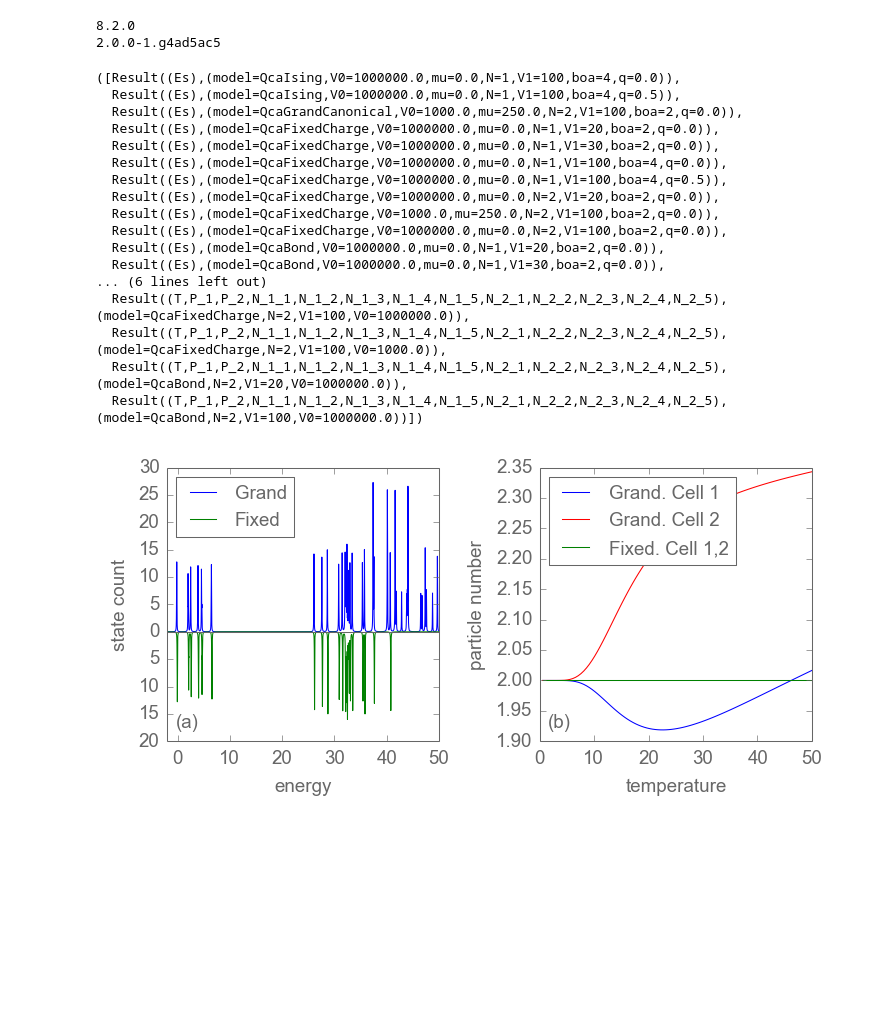
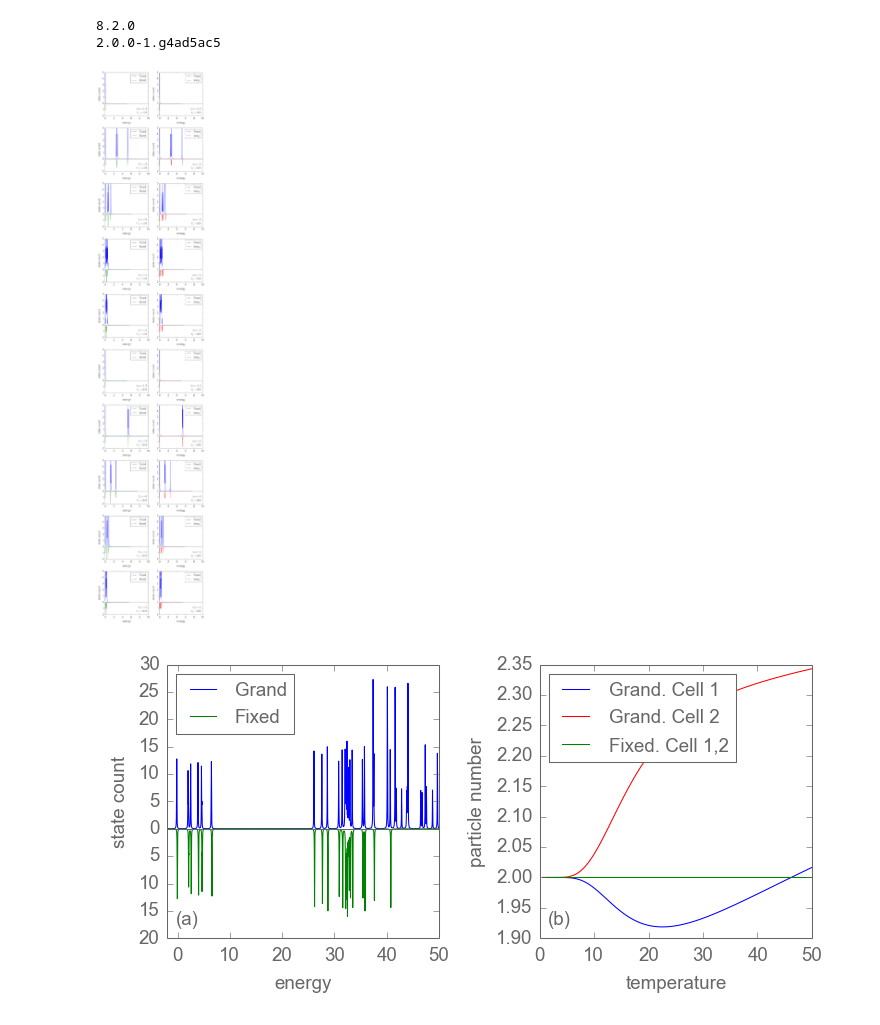
Before and after one commit to meznom/phd_thesis, a Jupyter notebook: notebooks/chapter02.ipynb, the cells around one changed output. Cells and saved outputs as stored; diff of their text form; code cells hidden in the pictures; blank space fills up the shorter version.

```diff
--- a/notebooks/chapter02.ipynb
+++ b/notebooks/chapter02.ipynb
@@ -54,25 +54,7 @@ rs2 = e2.retrieve_results(
     ))
 rs1.sort(key=lambda i: (i.parameters.model,-i.parameters.N,-i.parameters.V1),reverse=True)
 rs2.sort(key=lambda i: i.parameters.model, reverse=True)
-rs1,rs2
+#rs1,rs2
-# %% [output]
-([Result((Es),(model=QcaIsing,V0=1000000.0,mu=0.0,N=1,V1=100,boa=4,q=0.0)),
-  Result((Es),(model=QcaIsing,V0=1000000.0,mu=0.0,N=1,V1=100,boa=4,q=0.5)),
-  Result((Es),(model=QcaGrandCanonical,V0=1000.0,mu=250.0,N=2,V1=100,boa=2,q=0.0)),
-  Result((Es),(model=QcaFixedCharge,V0=1000000.0,mu=0.0,N=1,V1=20,boa=2,q=0.0)),
-  Result((Es),(model=QcaFixedCharge,V0=1000000.0,mu=0.0,N=1,V1=30,boa=2,q=0.0)),
-  Result((Es),(model=QcaFixedCharge,V0=1000000.0,mu=0.0,N=1,V1=100,boa=4,q=0.0)),
-  Result((Es),(model=QcaFixedCharge,V0=1000000.0,mu=0.0,N=1,V1=100,boa=4,q=0.5)),
-  Result((Es),(model=QcaFixedCharge,V0=1000000.0,mu=0.0,N=2,V1=20,boa=2,q=0.0)),
-  Result((Es),(model=QcaFixedCharge,V0=1000.0,mu=250.0,N=2,V1=100,boa=2,q=0.0)),
-  Result((Es),(model=QcaFixedCharge,V0=1000000.0,mu=0.0,N=2,V1=100,boa=2,q=0.0)),
-  Result((Es),(model=QcaBond,V0=1000000.0,mu=0.0,N=1,V1=20,boa=2,q=0.0)),
-  Result((Es),(model=QcaBond,V0=1000000.0,mu=0.0,N=1,V1=30,boa=2,q=0.0)),
-... (6 lines left out)
-  Result((T,P_1,P_2,N_1_1,N_1_2,N_1_3,N_1_4,N_1_5,N_2_1,N_2_2,N_2_3,N_2_4,N_2_5),(model=QcaFixedCharge,N=2,V1=100,V0=1000000.0)),
-  Result((T,P_1,P_2,N_1_1,N_1_2,N_1_3,N_1_4,N_1_5,N_2_1,N_2_2,N_2_3,N_2_4,N_2_5),(model=QcaFixedCharge,N=2,V1=100,V0=1000.0)),
-  Result((T,P_1,P_2,N_1_1,N_1_2,N_1_3,N_1_4,N_1_5,N_2_1,N_2_2,N_2_3,N_2_4,N_2_5),(model=QcaBond,N=2,V1=20,V0=1000000.0)),
-  Result((T,P_1,P_2,N_1_1,N_1_2,N_1_3,N_1_4,N_1_5,N_2_1,N_2_2,N_2_3,N_2_4,N_2_5),(model=QcaBond,N=2,V1=100,V0=1000000.0))])
 # %%
 # function definitions
 
@@ -236,6 +218,45 @@ def fixed_bond_ising_spectrum_figure():
 
     plt.close()
     return fig
+
+def fixed_ising_spectrum_figure():
+    fig,ps = plt.subplots(10,2,figsize=(5,25))
+
+#     T = 0.002
+#     Emin,Emax,deltaE = (-0.05,2,1E-4)
+#     E_f = rs1['mu',0]['q',0.5]['N',2]['boa',3]['V1',100]['model','QcaFixedCharge'][0].table[0,0]
+#     E_i = rs1['mu',0]['q',0.5]['N',2]['boa',3]['V1',100]['model','QcaIsing'][0].table[0,0]
+#     dos_f = dos(E_f,Emin,Emax,deltaE=deltaE,gamma=0.5*T)
+#     dos_i = dos(E_i,Emin,Emax,deltaE=deltaE,gamma=0.5*T)
+#     dosplot(p, dos_f,dos_i,'Fixed','Ising',(Emin,Emax),(-5,10))
+#     p.legend(loc='upper right')
+
+    ms = [('QcaFixedCharge','QcaBond'),('QcaFixedCharge','QcaIsing')]
+    cs2 = ['green','red']
+    params = [(boa,V1) for V1 in [100,200] for boa in [1.2,2,3,4,5]]
+    for (boa,V1),ps_ in zip(params,ps):
+        for p,(m1,m2),c2 in zip(ps_,ms,cs2):
+            #T = 0.2  # for boa=1.2
+            #Emin,Emax,deltaE = (-0.05,50,1E-2)
+            T = 0.02
+            Emin,Emax,deltaE = (-0.05,10,1E-3)
+            E_f = rs1['mu',0]['q',0.5]['N',2]['boa',boa]['V1',V1]['model',m1][0].table[0,0]
+            E_b = rs1['mu',0]['q',0.5]['N',2]['boa',boa]['V1',V1]['model',m2][0].table[0,0]
+            dos_f = dos(E_f,Emin,Emax,deltaE=deltaE,gamma=0.5*T)
+            Eoffset = E_f[7]-E_f[0] if m2=='QcaBond' else 0
+            dos_b = dos(E_b,Emin,Emax,deltaE=deltaE,Eoffset=Eoffset,gamma=0.5*T)
+            dosplot(p, dos_f,dos_b,models[m1],models[m2],(Emin,Emax),(-2,5),'blue',c2)
+            text(p,'$b/a = {}$\n$V_1 = {}$'.format(boa,V1),'lower right')
+            p.legend(loc='upper right')
+
+    fig.tight_layout()
+    plt.close()
+    return fig
+# %%
+# TODO: the problem is that with these parameters (and P_D = 1) everything will be fully polarized
+fixed_ising_spectrum_figure()
+# %% [output]
+[figure, added]
 # %%
 grand_fixed_figure()
 # %% [output]
```
Also changed, not shown: parts of 7 cells of this notebook, 5 other files.
